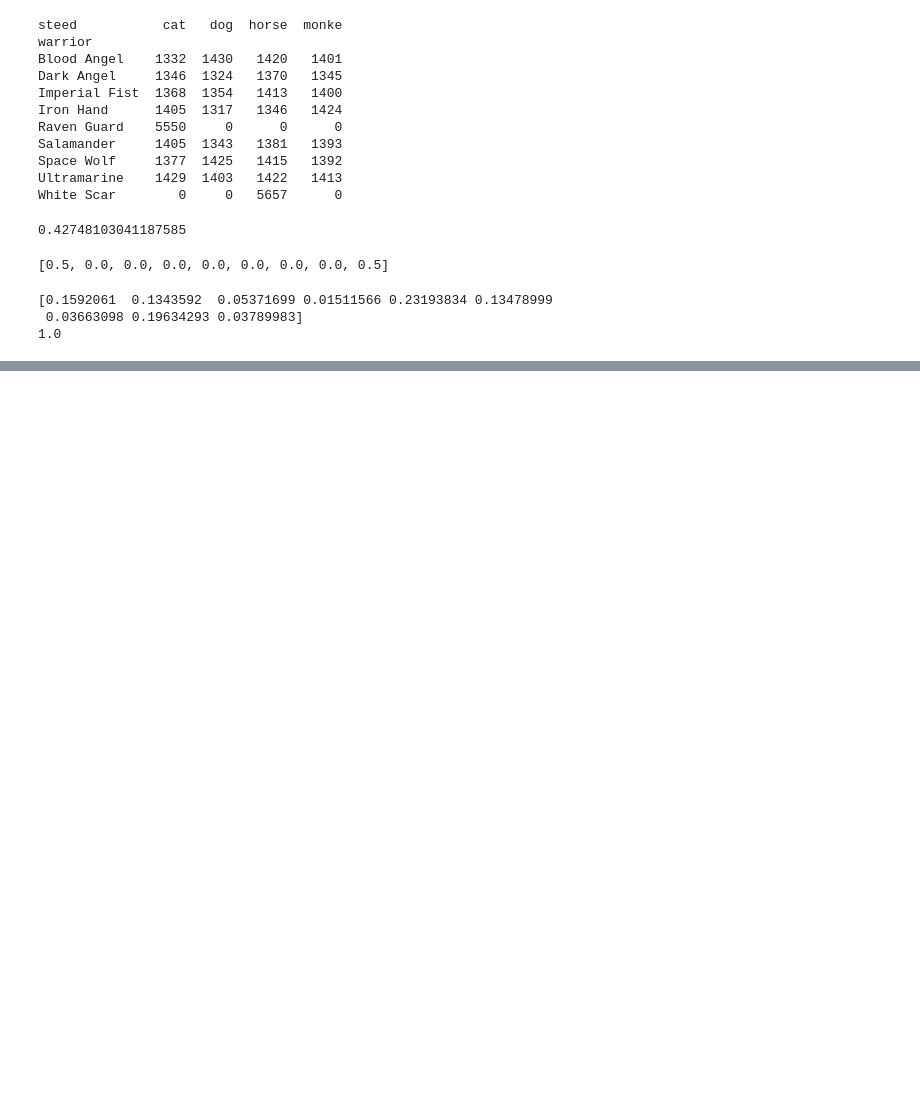
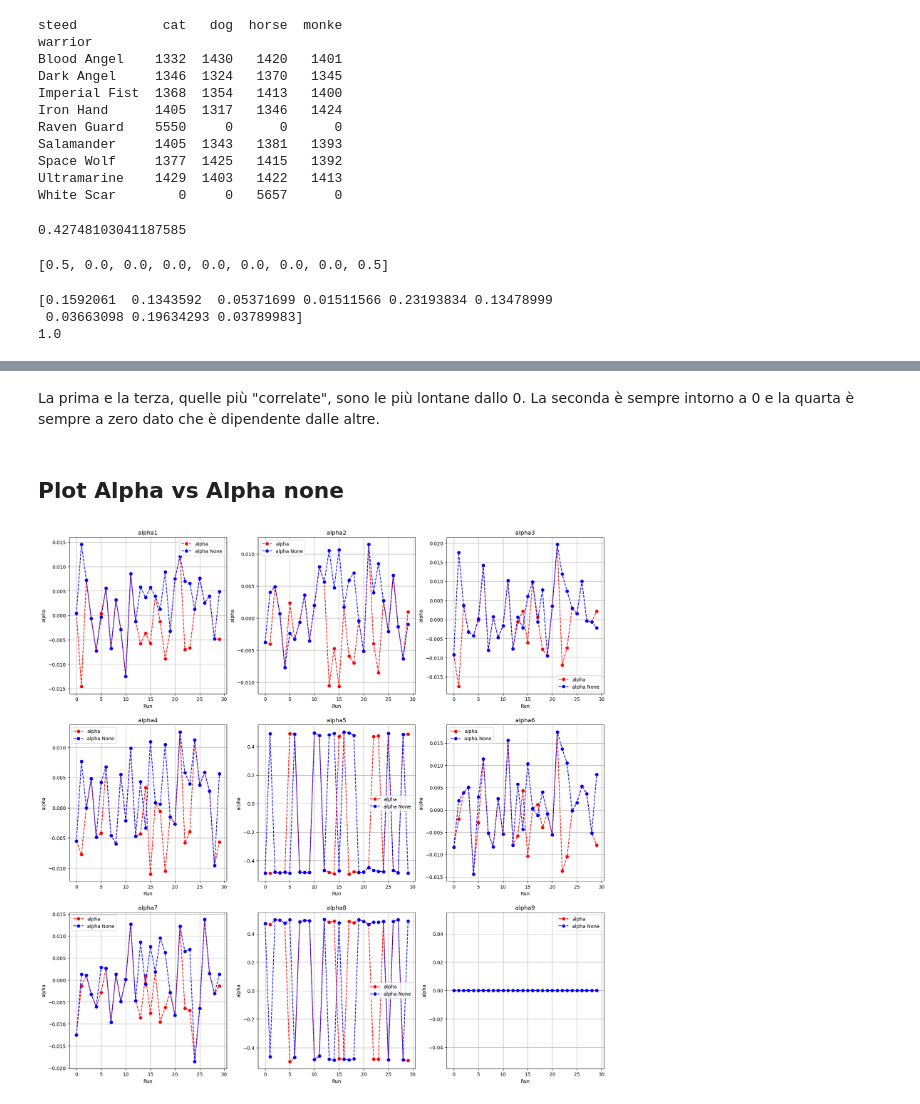
Before and after one commit to Mars4269/cFair-one-hot-kernel, a Jupyter notebook: old_things.ipynb, the cells around one changed output, grey strips where cells are left out. Saved outputs shown, nothing was run; the diff lists cells and outputs as text; code cells hidden in the pictures; blank space fills up the shorter version.

```diff
--- a/old_things.ipynb
+++ b/old_things.ipynb
@@ -539,0 +588,26 @@ print(x.sum())
+# %% [markdown]
+La prima e la terza, quelle più "correlate", sono le più lontane dallo 0. La seconda è sempre intorno a 0 e la quarta è sempre a zero dato che è dipendente dalle altre.
+# %% [markdown]
+## Plot Alpha vs Alpha none
+# %%
+plt.figure(figsize=(20, 20))
+
+for i in range(9):
+
+    alpha = [res['alpha'][i] for res in results]
+    alpha_none = [res['alpha_none'][i] for res in results]
+
+    plt.subplot(3, 3, i+1)
+
+    plt.plot(alpha, marker='o', linestyle='--', color='r', label='alpha')
+    plt.plot(alpha_none, marker='o', linestyle='--', color='b', label='alpha None')
+
+    plt.title('alpha' + str(i+1))
+    plt.xlabel('Run')
+    plt.ylabel('alpha')
+    plt.legend()
+    plt.grid(True)
+
+plt.show()
+# %% [output]
+[figure, added]
```
Also changed, not shown: parts of 26 cells of this notebook.
